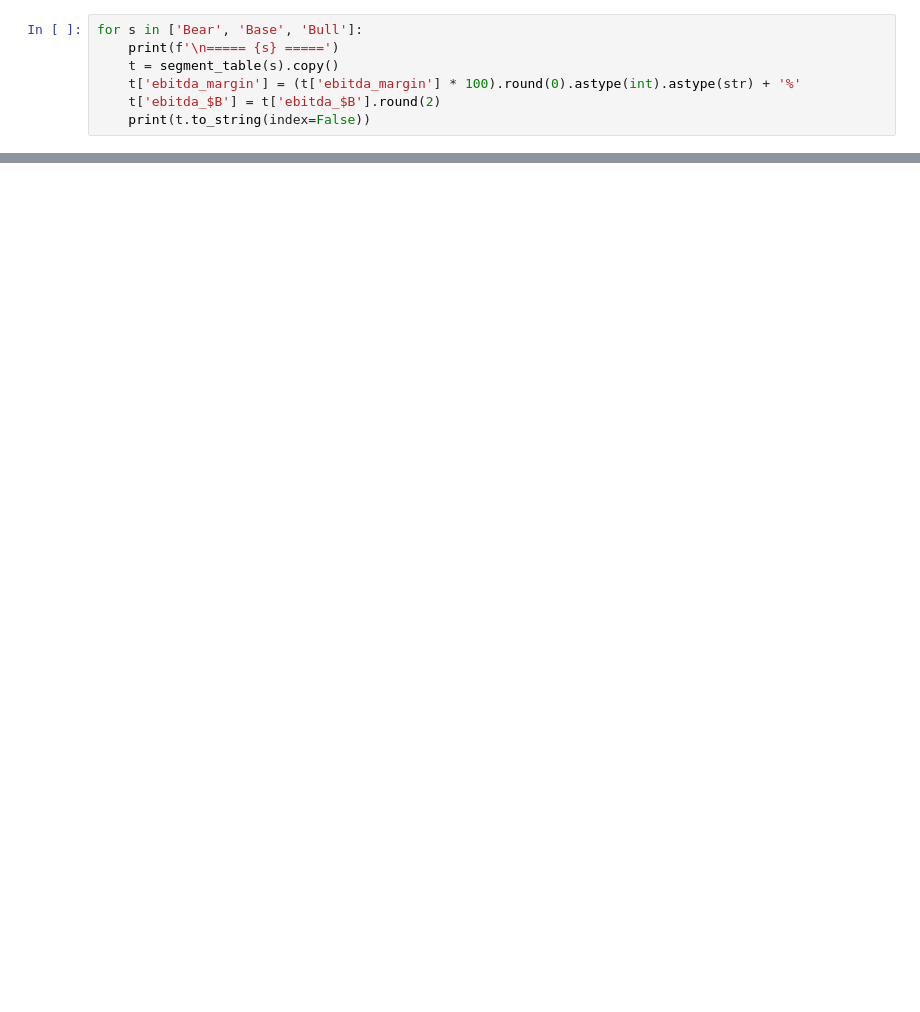
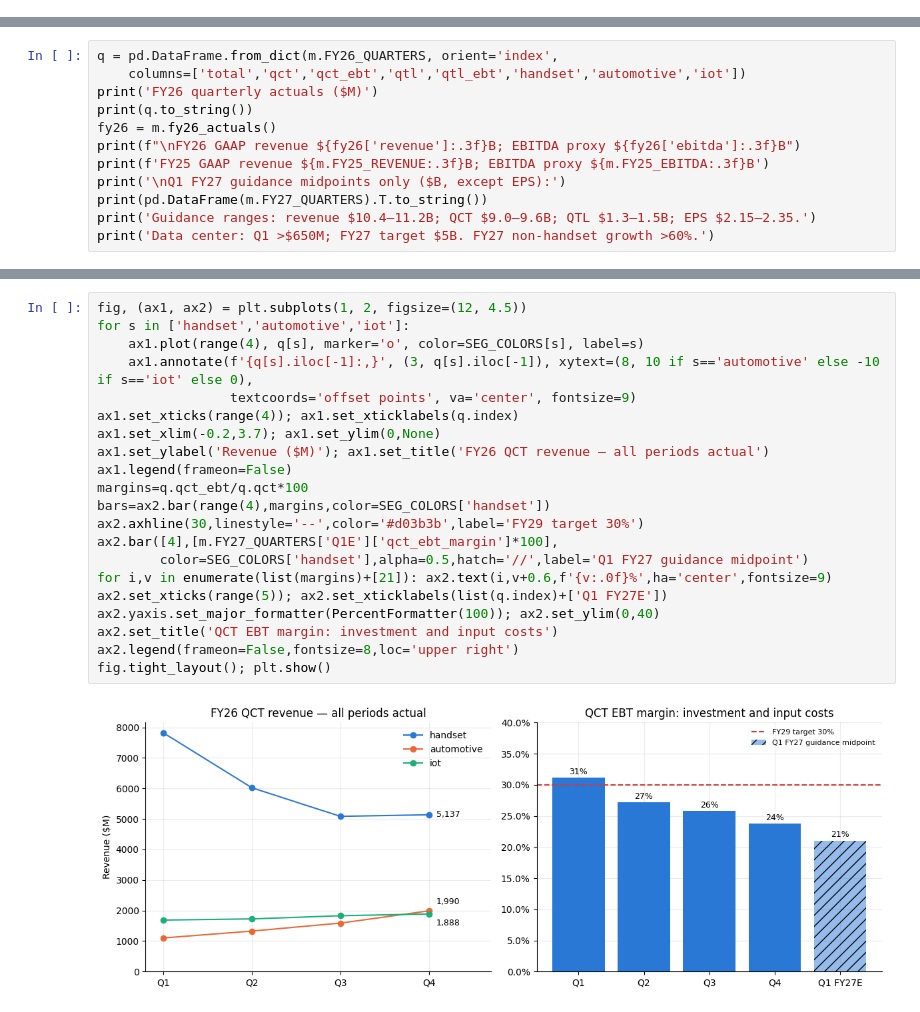
Before and after one commit to DanielPaz624/qcom-fy29-valuation, a Jupyter notebook: qcom_fy29_valuation.ipynb, the cells around one changed output, grey strips where cells are left out. Cells and saved outputs as stored; diff of their text form; blank space fills up the shorter version.

```diff
--- a/qcom_fy29_valuation.ipynb
+++ b/qcom_fy29_valuation.ipynb
@@ -296,7 +0,0 @@ the price side, not the model side.
-# %%
-for s in ['Bear', 'Base', 'Bull']:
-    print(f'\n===== {s} =====')
-    t = segment_table(s).copy()
-    t['ebitda_margin'] = (t['ebitda_margin'] * 100).round(0).astype(int).astype(str) + '%'
-    t['ebitda_$B'] = t['ebitda_$B'].round(2)
-    print(t.to_string(index=False))
@@ -483,0 +69,12 @@ Not investment advice.*
+# %%
+q = pd.DataFrame.from_dict(m.FY26_QUARTERS, orient='index',
+    columns=['total','qct','qct_ebt','qtl','qtl_ebt','handset','automotive','iot'])
+print('FY26 quarterly actuals ($M)')
+print(q.to_string())
+fy26 = m.fy26_actuals()
+print(f"\nFY26 GAAP revenue ${fy26['revenue']:.3f}B; EBITDA proxy ${fy26['ebitda']:.3f}B")
+print(f'FY25 GAAP revenue ${m.FY25_REVENUE:.3f}B; EBITDA proxy ${m.FY25_EBITDA:.3f}B')
+print('\nQ1 FY27 guidance midpoints only ($B, except EPS):')
+print(pd.DataFrame(m.FY27_QUARTERS).T.to_string())
+print('Guidance ranges: revenue $10.4–11.2B; QCT $9.0–9.6B; QTL $1.3–1.5B; EPS $2.15–2.35.')
+print('Data center: Q1 >$650M; FY27 target $5B. FY27 non-handset growth >60%.')
@@ -483,0 +97,23 @@ Not investment advice.*
+# %%
+fig, (ax1, ax2) = plt.subplots(1, 2, figsize=(12, 4.5))
+for s in ['handset','automotive','iot']:
+    ax1.plot(range(4), q[s], marker='o', color=SEG_COLORS[s], label=s)
+    ax1.annotate(f'{q[s].iloc[-1]:,}', (3, q[s].iloc[-1]), xytext=(8, 10 if s=='automotive' else -10 if s=='iot' else 0),
+                 textcoords='offset points', va='center', fontsize=9)
+ax1.set_xticks(range(4)); ax1.set_xticklabels(q.index)
+ax1.set_xlim(-0.2,3.7); ax1.set_ylim(0,None)
+ax1.set_ylabel('Revenue ($M)'); ax1.set_title('FY26 QCT revenue — all periods actual')
+ax1.legend(frameon=False)
+margins=q.qct_ebt/q.qct*100
+bars=ax2.bar(range(4),margins,color=SEG_COLORS['handset'])
+ax2.axhline(30,linestyle='--',color='#d03b3b',label='FY29 target 30%')
+ax2.bar([4],[m.FY27_QUARTERS['Q1E']['qct_ebt_margin']*100],
+        color=SEG_COLORS['handset'],alpha=0.5,hatch='//',label='Q1 FY27 guidance midpoint')
+for i,v in enumerate(list(margins)+[21]): ax2.text(i,v+0.6,f'{v:.0f}%',ha='center',fontsize=9)
+ax2.set_xticks(range(5)); ax2.set_xticklabels(list(q.index)+['Q1 FY27E'])
+ax2.yaxis.set_major_formatter(PercentFormatter(100)); ax2.set_ylim(0,40)
+ax2.set_title('QCT EBT margin: investment and input costs')
+ax2.legend(frameon=False,fontsize=8,loc='upper right')
+fig.tight_layout(); plt.show()
+# %% [output]
+[figure, added]
```
Also changed, not shown: parts of 40 cells of this notebook, 6 other files.
